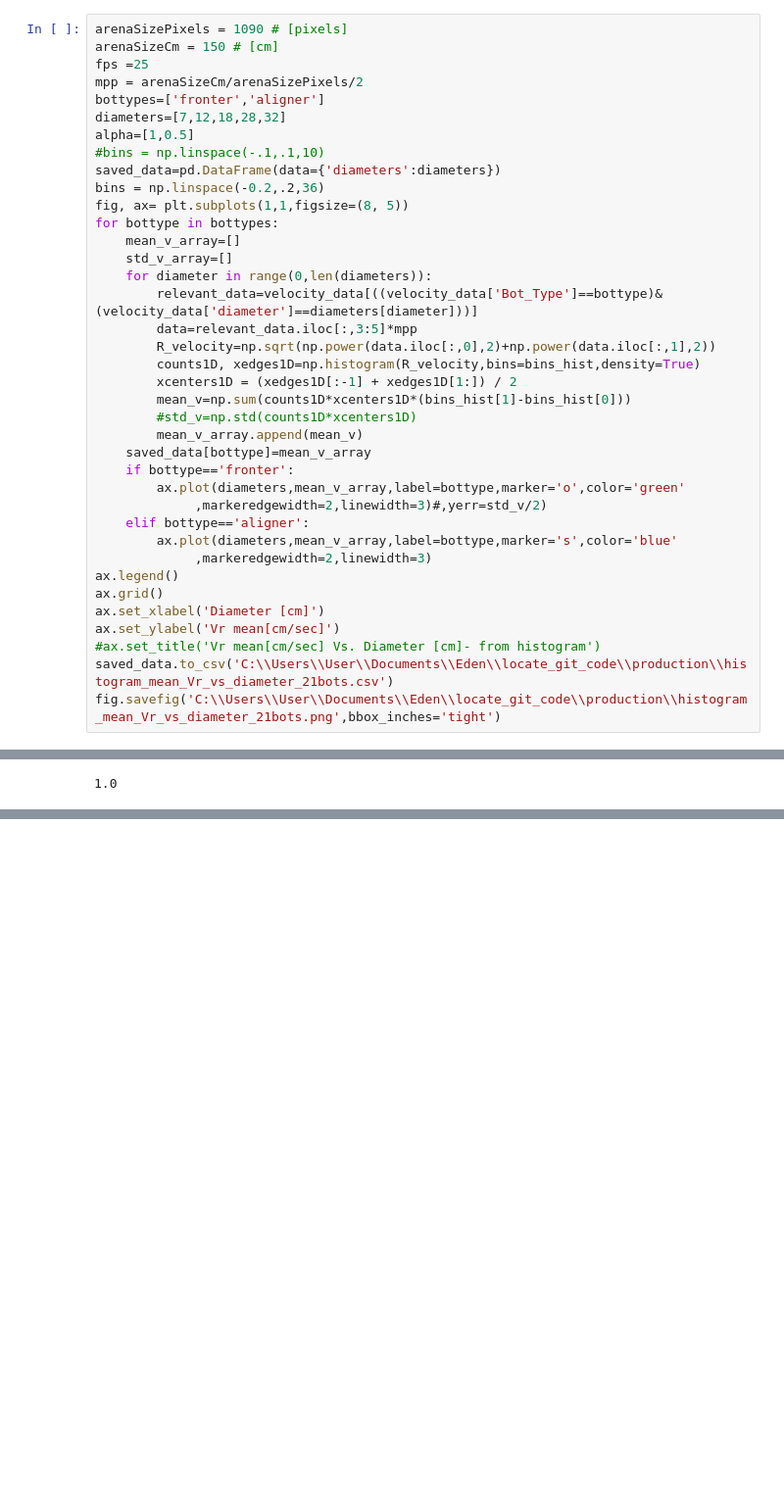
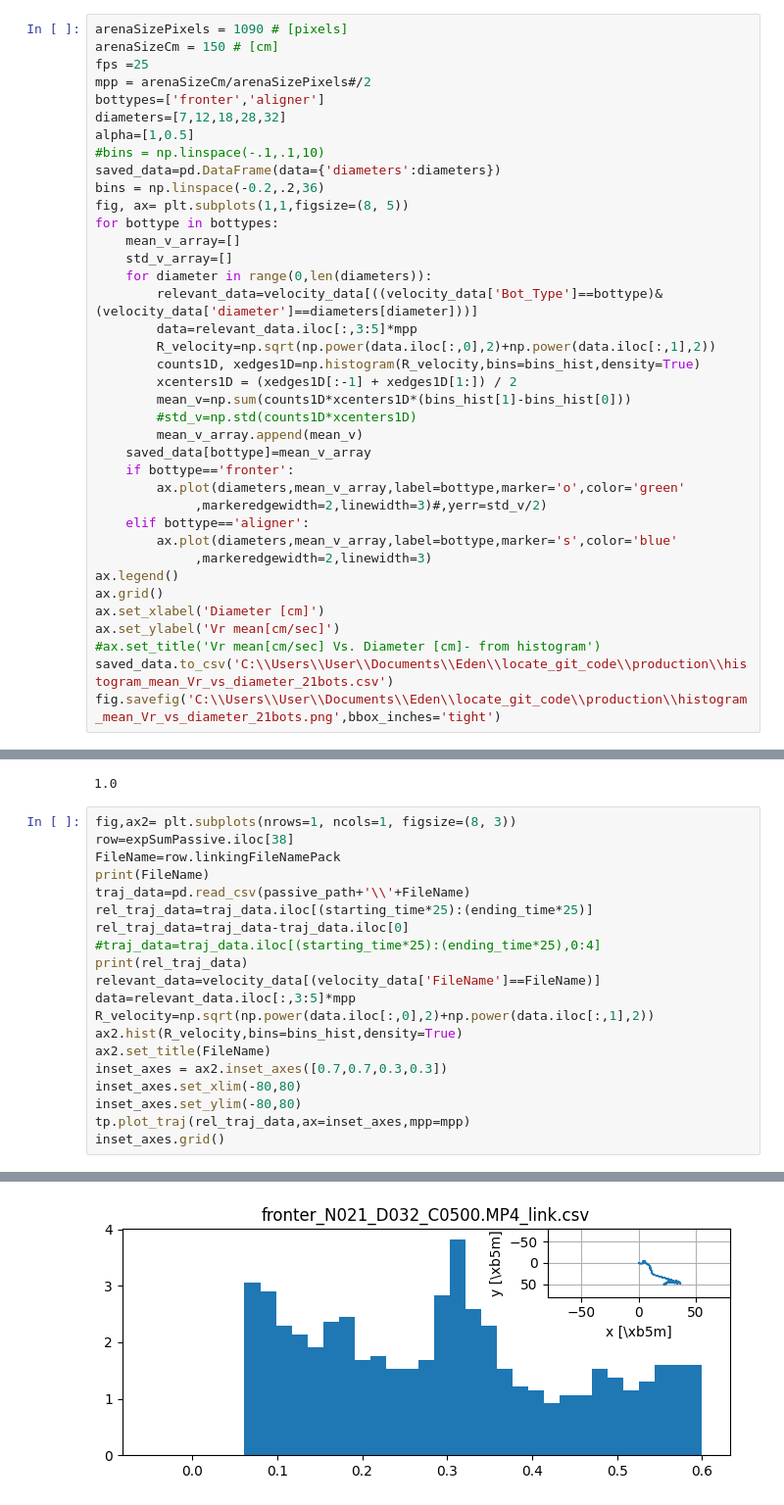
Before and after one commit to complex-lab/robotic_swarms, a Jupyter notebook: histogram_velocity_vs_diameter_21bots.ipynb, the cells around one changed output, grey strips where cells are left out. Shown at 98% size. Saved outputs shown, nothing was run; the diff lists cells and outputs as text; blank space fills up the shorter version.

```diff
--- a/histogram_velocity_vs_diameter_21bots.ipynb
+++ b/histogram_velocity_vs_diameter_21bots.ipynb
@@ -265,7 +261,7 @@ ax3.grid()
 arenaSizePixels = 1090 # [pixels]
 arenaSizeCm = 150 # [cm]
 fps =25
-mpp = arenaSizeCm/arenaSizePixels/2
+mpp = arenaSizeCm/arenaSizePixels#/2
 bottypes=['fronter','aligner']
 diameters=[7,12,18,28,32]
 alpha=[1,0.5]
@@ -305,3 +301,24 @@ fig.savefig('C:\\Users\\User\\Documents\\Eden\\locate_git_code\\production\\hist
 np.sum(counts1D*(bins_hist[1]-bins_hist[0]))
 # %% [output]
 1.0
+# %%
+fig,ax2= plt.subplots(nrows=1, ncols=1, figsize=(8, 3))
+row=expSumPassive.iloc[38]
+FileName=row.linkingFileNamePack
+print(FileName)
+traj_data=pd.read_csv(passive_path+'\\'+FileName)
+rel_traj_data=traj_data.iloc[(starting_time*25):(ending_time*25)]
+rel_traj_data=traj_data-traj_data.iloc[0]
+#traj_data=traj_data.iloc[(starting_time*25):(ending_time*25),0:4]
+print(rel_traj_data)
+relevant_data=velocity_data[(velocity_data['FileName']==FileName)]
+data=relevant_data.iloc[:,3:5]*mpp
+R_velocity=np.sqrt(np.power(data.iloc[:,0],2)+np.power(data.iloc[:,1],2))
+ax2.hist(R_velocity,bins=bins_hist,density=True)
+ax2.set_title(FileName)
+inset_axes = ax2.inset_axes([0.7,0.7,0.3,0.3])
+inset_axes.set_xlim(-80,80)
+inset_axes.set_ylim(-80,80)
+tp.plot_traj(rel_traj_data,ax=inset_axes,mpp=mpp)
+inset_axes.grid()
+# %% [output]
@@ -307,0 +340 @@ np.sum(counts1D*(bins_hist[1]-bins_hist[0]))
+[figure, added]
```
Also changed, not shown: parts of 8 cells of this notebook.
